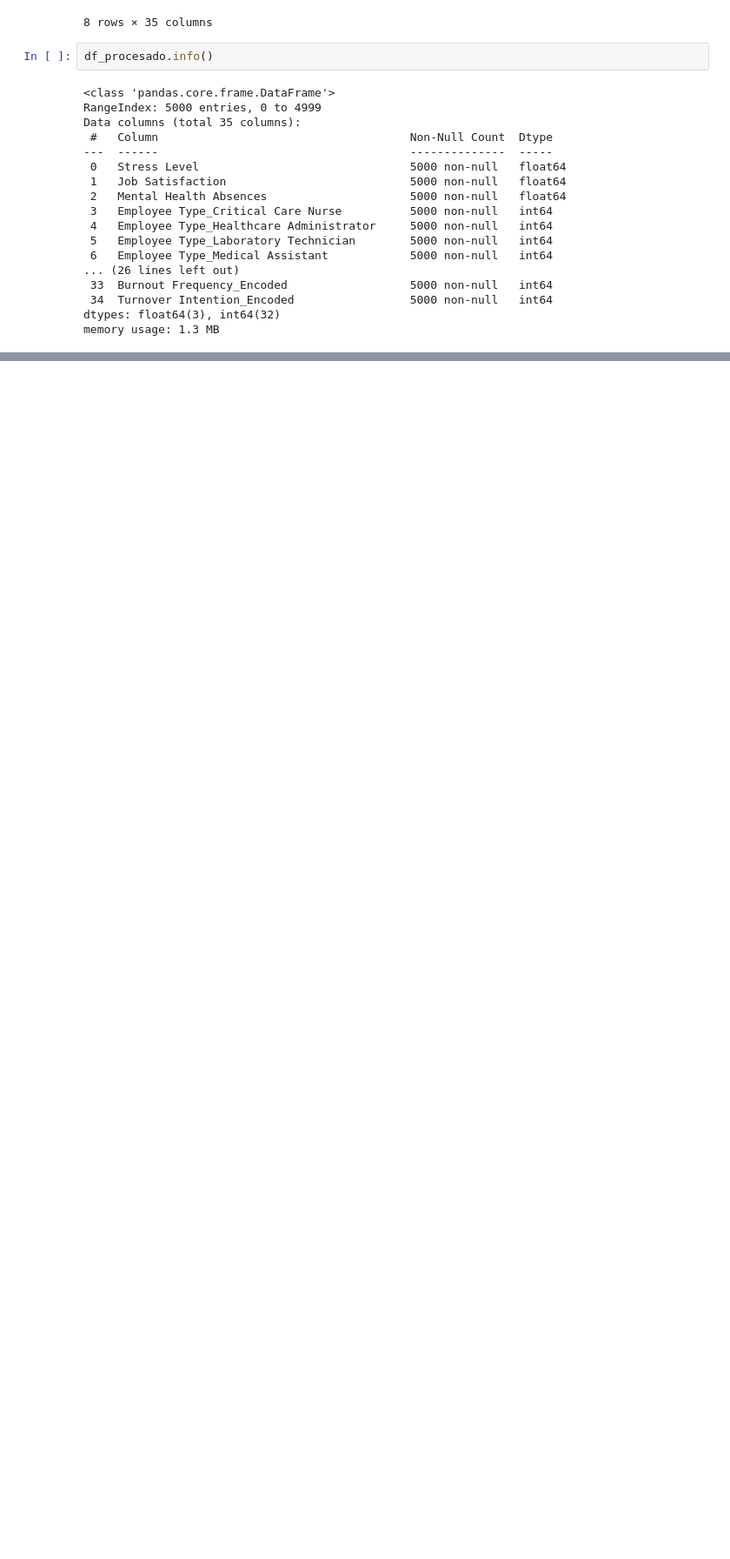
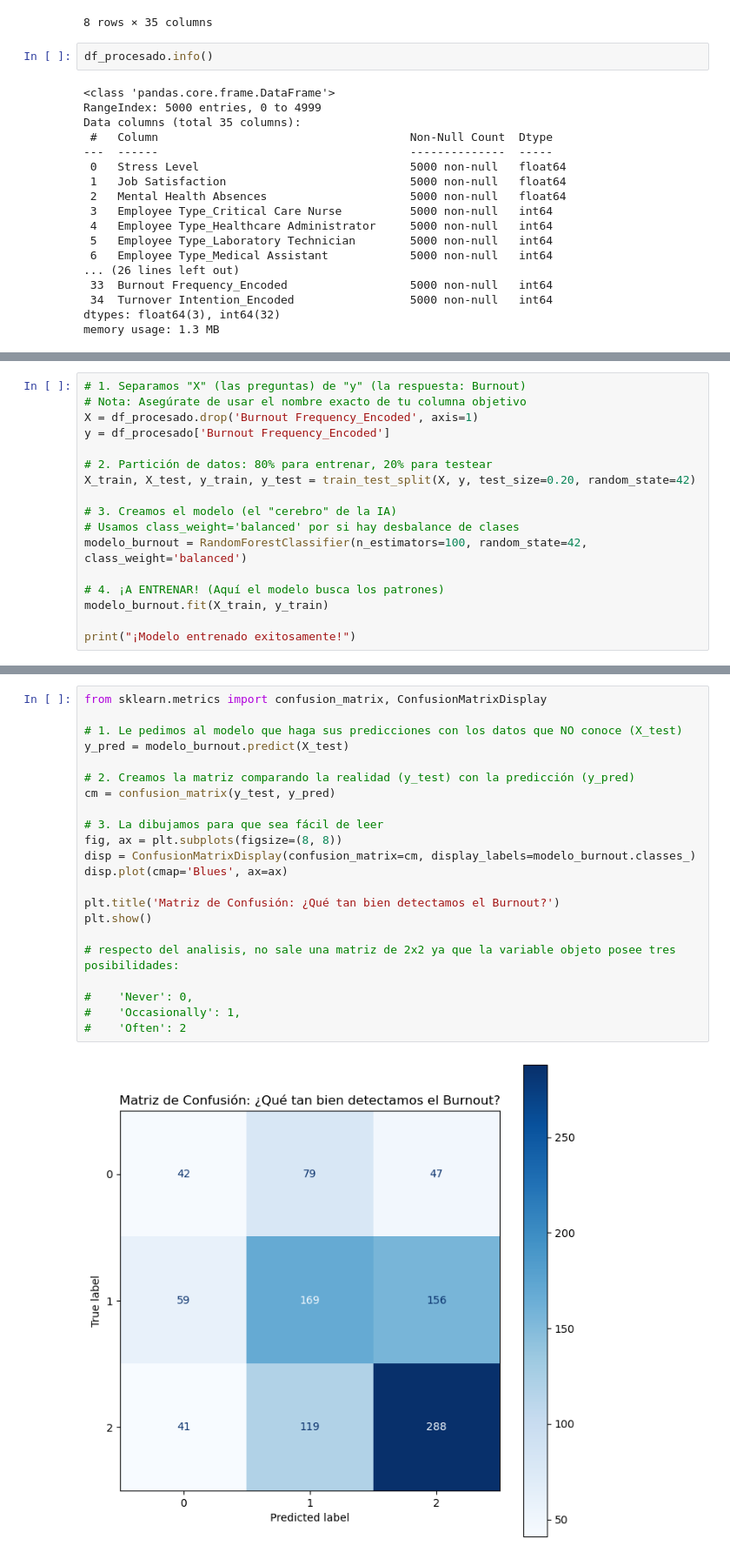
Before and after one commit to pgonzalezp-usm/proyecto-burnout-enfermeria_usm, a Jupyter notebook: notebooks/Proyecto Final.ipynb, the cells around one changed output, grey strips where cells are left out. Shown: that part at 87% size. Cells and saved outputs as stored; diff of their text form; blank space fills up the shorter version.

Commit message:
Proyecto Final - Entrenamiento, matriz de confusion y reporte de clasificacion

```diff
--- a/notebooks/Proyecto Final.ipynb
+++ b/notebooks/Proyecto Final.ipynb
@@ -283,0 +317,17 @@ plt.show()
+# %%
+# 1. Separamos "X" (las preguntas) de "y" (la respuesta: Burnout)
+# Nota: Asegúrate de usar el nombre exacto de tu columna objetivo
+X = df_procesado.drop('Burnout Frequency_Encoded', axis=1)
+y = df_procesado['Burnout Frequency_Encoded']
+
+# 2. Partición de datos: 80% para entrenar, 20% para testear
+X_train, X_test, y_train, y_test = train_test_split(X, y, test_size=0.20, random_state=42)
+
+# 3. Creamos el modelo (el "cerebro" de la IA)
+# Usamos class_weight='balanced' por si hay desbalance de clases
+modelo_burnout = RandomForestClassifier(n_estimators=100, random_state=42, class_weight='balanced')
+
+# 4. ¡A ENTRENAR! (Aquí el modelo busca los patrones)
+modelo_burnout.fit(X_train, y_train)
+
+print("¡Modelo entrenado exitosamente!")
@@ -283,0 +336,24 @@ plt.show()
+# %%
+from sklearn.metrics import confusion_matrix, ConfusionMatrixDisplay
+
+# 1. Le pedimos al modelo que haga sus predicciones con los datos que NO conoce (X_test)
+y_pred = modelo_burnout.predict(X_test)
+
+# 2. Creamos la matriz comparando la realidad (y_test) con la predicción (y_pred)
+cm = confusion_matrix(y_test, y_pred)
+
+# 3. La dibujamos para que sea fácil de leer
+fig, ax = plt.subplots(figsize=(8, 8))
+disp = ConfusionMatrixDisplay(confusion_matrix=cm, display_labels=modelo_burnout.classes_)
+disp.plot(cmap='Blues', ax=ax)
+
+plt.title('Matriz de Confusión: ¿Qué tan bien detectamos el Burnout?')
+plt.show()
+
+# respecto del analisis, no sale una matriz de 2x2 ya que la variable objeto posee tres posibilidades:
+
+#    'Never': 0,
+#    'Occasionally': 1,
+#    'Often': 2
+# %% [output]
+[figure, added]
```
Also changed, not shown: parts of 11 cells of this notebook.
